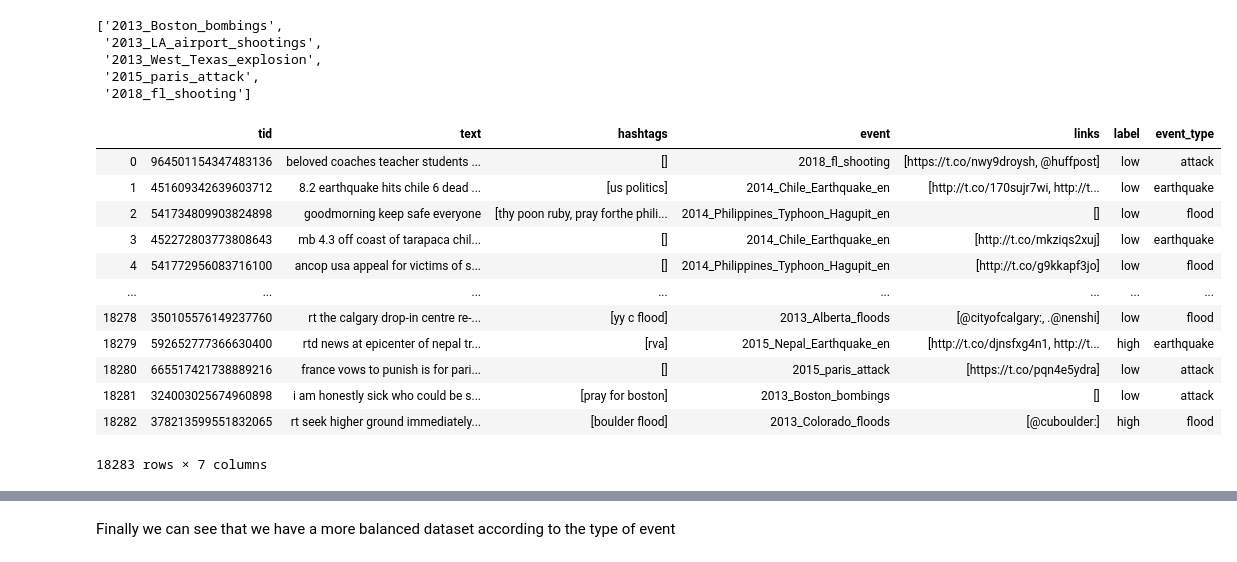
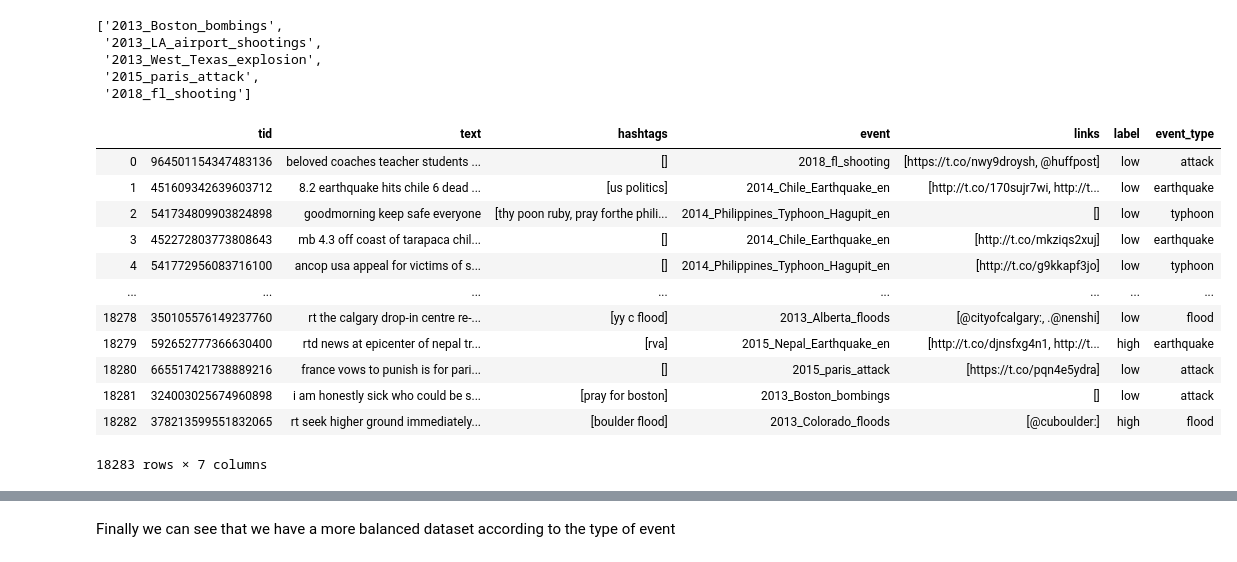
Before and after one commit to salmedina/CriticalTweetsClassifier, a Jupyter notebook: notebooks/Disaster Data Analysis.ipynb, the cells around one changed output, grey strips where cells are left out. Saved outputs shown, nothing was run; the diff lists cells and outputs as text; code cells hidden in the pictures.

Commit message:
Update disaster analysis notebook

```diff
--- a/notebooks/Disaster Data Analysis.ipynb
+++ b/notebooks/Disaster Data Analysis.ipynb
@@ -86,7 +145,7 @@ earthquake_events
  '2014_Chile_Earthquake_en',
  '2015_Nepal_Earthquake_en']
 # %%
-flood_events = sorted([event for event in set(labeled_tweets.event) if 'flood' in event.lower() or 'typhoon' in event.lower()])
+flood_events = sorted([event for event in set(labeled_tweets.event) if 'flood' in event.lower()])
 flood_events
 # %% [output]
 ['2012_Philipinnes_floods',
@@ -99,0 +156,3 @@ flood_events
+# %%
+typhoon_events = sorted([event for event in set(labeled_tweets.event) if 'typhoon' in event.lower()])
+typhoon_events
@@ -103,7 +166,7 @@ fire_events
 # %% [output]
 ['2012_Colorado_wildfires', '2013_Australia_bushfire']
 # %%
-natural_disaster_events = earthquake_events + flood_events + fire_events
+natural_disaster_events = earthquake_events + flood_events + typhoon_events + fire_events
 attack_events = sorted([event for event in set(labeled_tweets.event) if event not in natural_disaster_events])
 attack_events
 # %% [output]
@@ -115,23 +178,24 @@ attack_events
 # %%
 label_grouping_map = dict()
 grouped_label_tuples = [(earthquake_events, 'earthquake'),
                         (flood_events, 'flood'),
+                        (typhoon_events, 'typhoon'),
                         (fire_events, 'fire'),
                         (attack_events, 'attack')]
 for event_label_list, new_label in grouped_label_tuples:
     for event_label in event_label_list:
         label_grouping_map[event_label] = new_label
 
 labeled_tweets['event_type'] = labeled_tweets.event.replace(to_replace=label_grouping_map)
 labeled_tweets.to_json(grouped_labeled_data_path, orient='index')
 labeled_tweets
 # %% [output]
 |  | tid | text | hashtags | event | links | label | event_type |
 | 0 | 964501154347483136 | beloved coaches teacher students ... | [] | 2018_fl_shooting | [https://t.co/nwy9droysh, @huffpost] | low | attack |
 | 1 | 451609342639603712 | 8.2 earthquake hits chile 6 dead ... | [us politics] | 2014_Chile_Earthquake_en | [http://t.co/170sujr7wi, http://t... | low | earthquake |
-| 2 | 541734809903824898 | goodmorning keep safe everyone | [thy poon ruby, pray forthe phili... | 2014_Philippines_Typhoon_Hagupit_en | [] | low | flood |
+| 2 | 541734809903824898 | goodmorning keep safe everyone | [thy poon ruby, pray forthe phili... | 2014_Philippines_Typhoon_Hagupit_en | [] | low | typhoon |
 | 3 | 452272803773808643 | mb 4.3 off coast of tarapaca chil... | [] | 2014_Chile_Earthquake_en | [http://t.co/mkziqs2xuj] | low | earthquake |
-| 4 | 541772956083716100 | ancop usa appeal for victims of s... | [] | 2014_Philippines_Typhoon_Hagupit_en | [http://t.co/g9kkapf3jo] | low | flood |
+| 4 | 541772956083716100 | ancop usa appeal for victims of s... | [] | 2014_Philippines_Typhoon_Hagupit_en | [http://t.co/g9kkapf3jo] | low | typhoon |
 | ... | ... | ... | ... | ... | ... | ... | ... |
 | 18278 | 350105576149237760 | rt the calgary drop-in centre re-... | [yy c flood] | 2013_Alberta_floods | [@cityofcalgary:, .@nenshi] | low | flood |
 | 18279 | 592652777366630400 | rtd news at epicenter of nepal tr... | [rva] | 2015_Nepal_Earthquake_en | [http://t.co/djnsfxg4n1, http://t... | high | earthquake |
```
Also changed, not shown: parts of 14 cells of this notebook, 2 other files.
